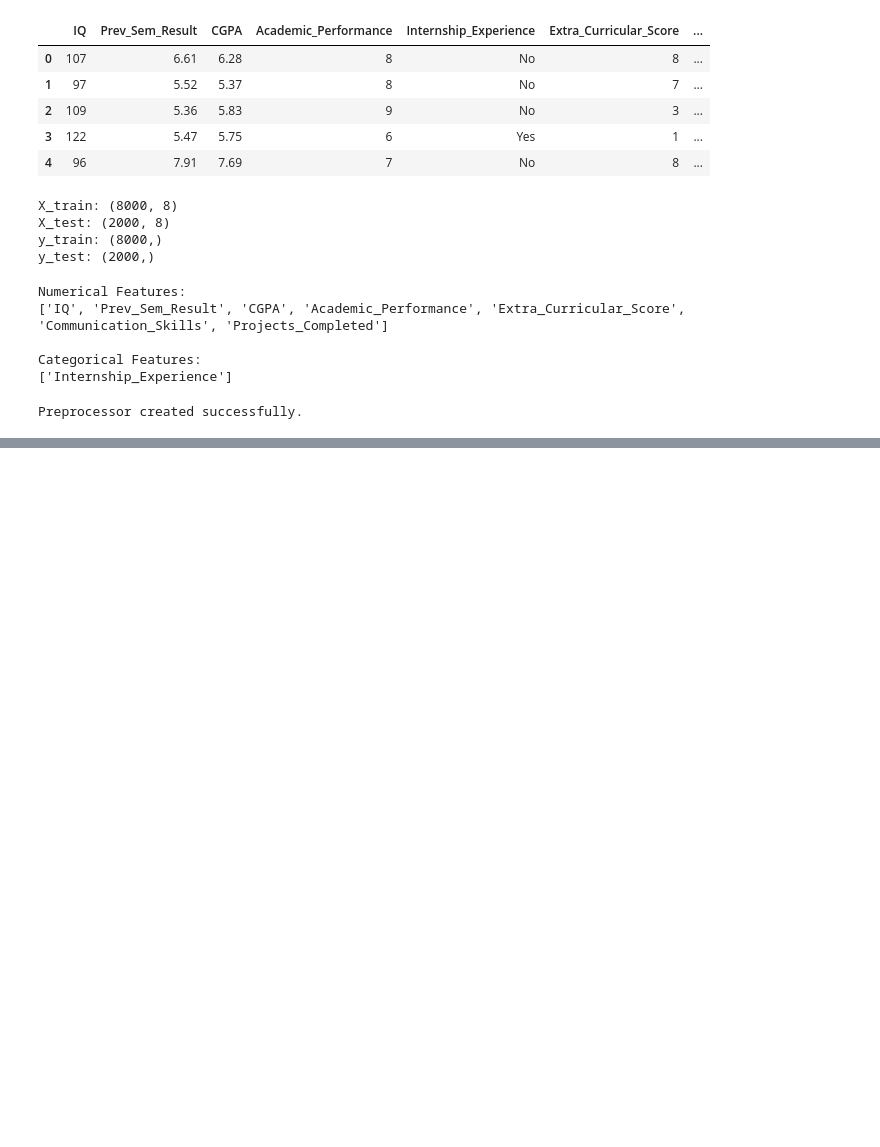
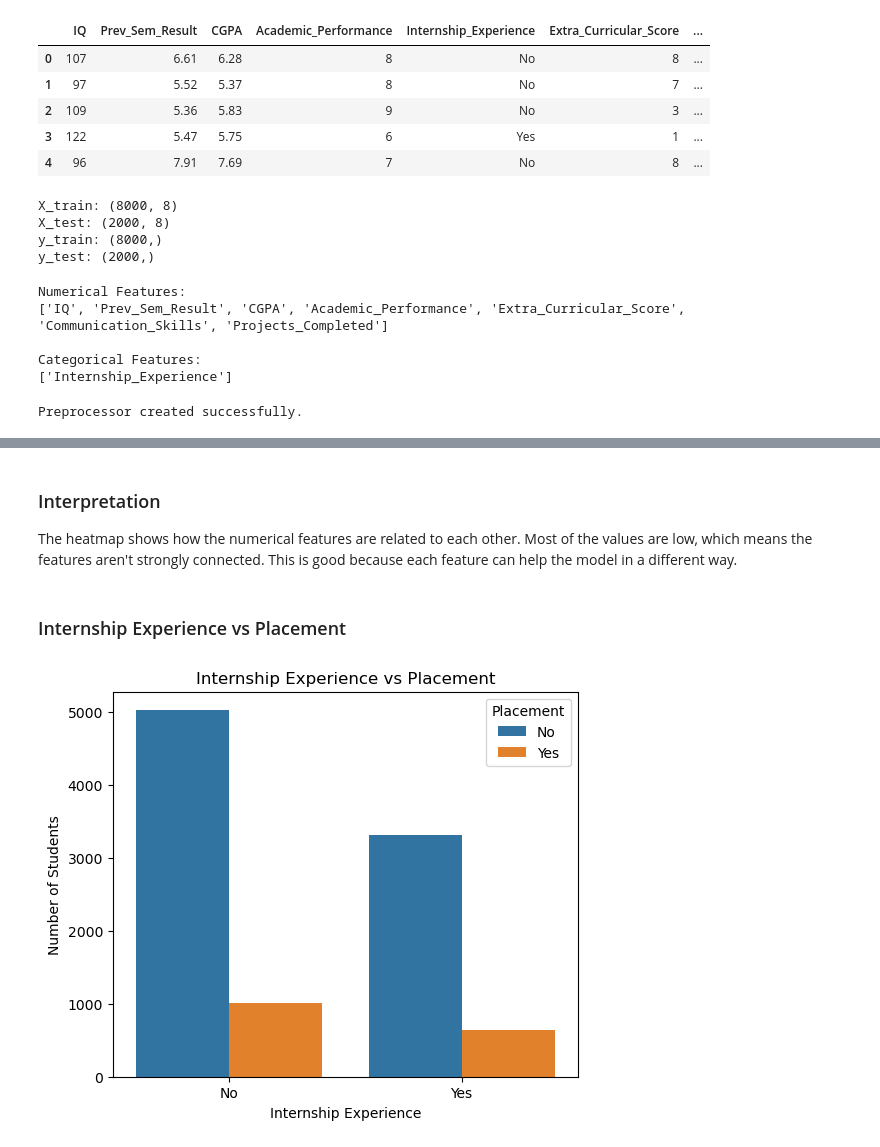
Before and after one commit to Faybioo/AM-I-COOKED, a Jupyter notebook: Lacambra_Ferro_Jorge_AmICooked.ipynb.ipynb, the cells around one changed output, grey strips where cells are left out. Drawn from its saved outputs; the diff is of its cells as text; code cells hidden in the pictures; blank space fills up the shorter version.

```diff
--- a/Lacambra_Ferro_Jorge_AmICooked.ipynb.ipynb
+++ b/Lacambra_Ferro_Jorge_AmICooked.ipynb.ipynb
@@ -181,0 +226,22 @@ Preprocessor created successfully.
+# %% [markdown]
+### Interpretation
+
+The heatmap shows how the numerical features are related to each other. Most of the values are low, which means the features aren't strongly connected. This is good because each feature can help the model in a different way.
+# %% [markdown]
+### Internship Experience vs Placement
+# %%
+plt.figure(figsize=(6, 5))
+
+sns.countplot(
+    data=df,
+    x="Internship_Experience",
+    hue="Placement"
+)
+
+plt.title("Internship Experience vs Placement")
+plt.xlabel("Internship Experience")
+plt.ylabel("Number of Students")
+
+plt.show()
+# %% [output]
+[figure, added]
```
Also changed, not shown: parts of 26 cells of this notebook.
